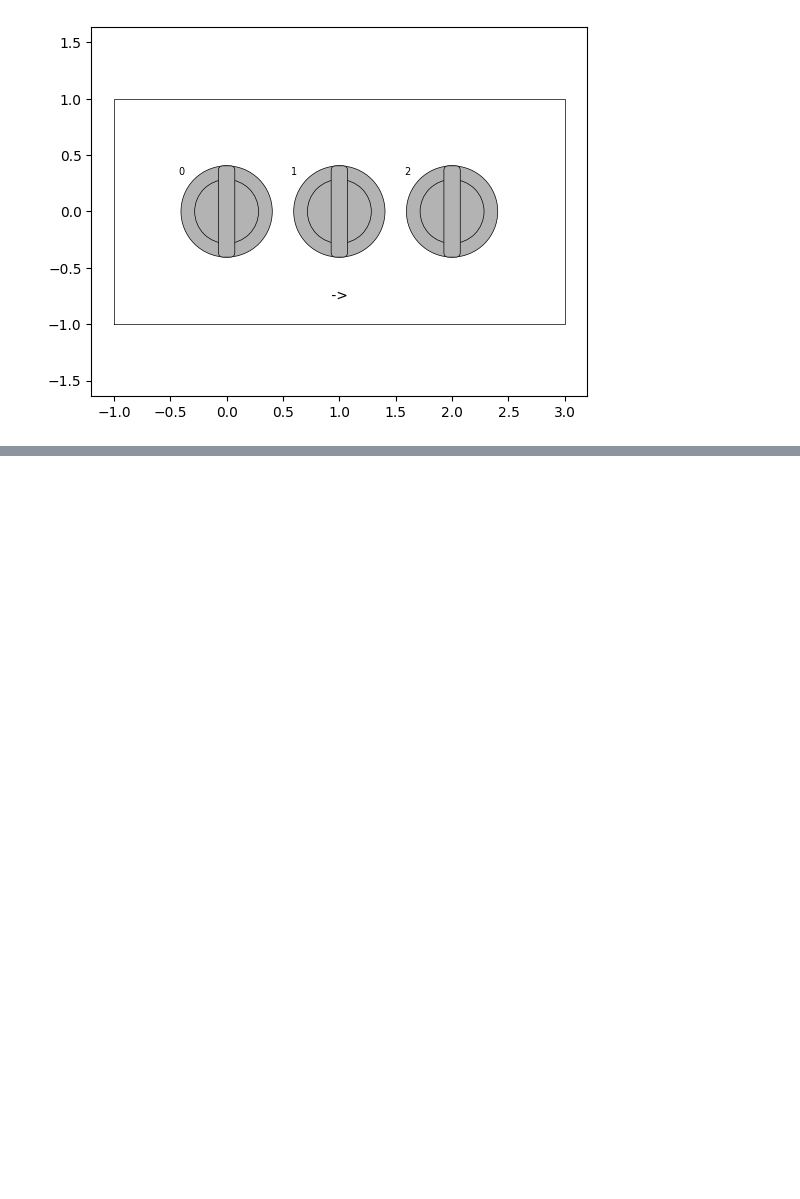
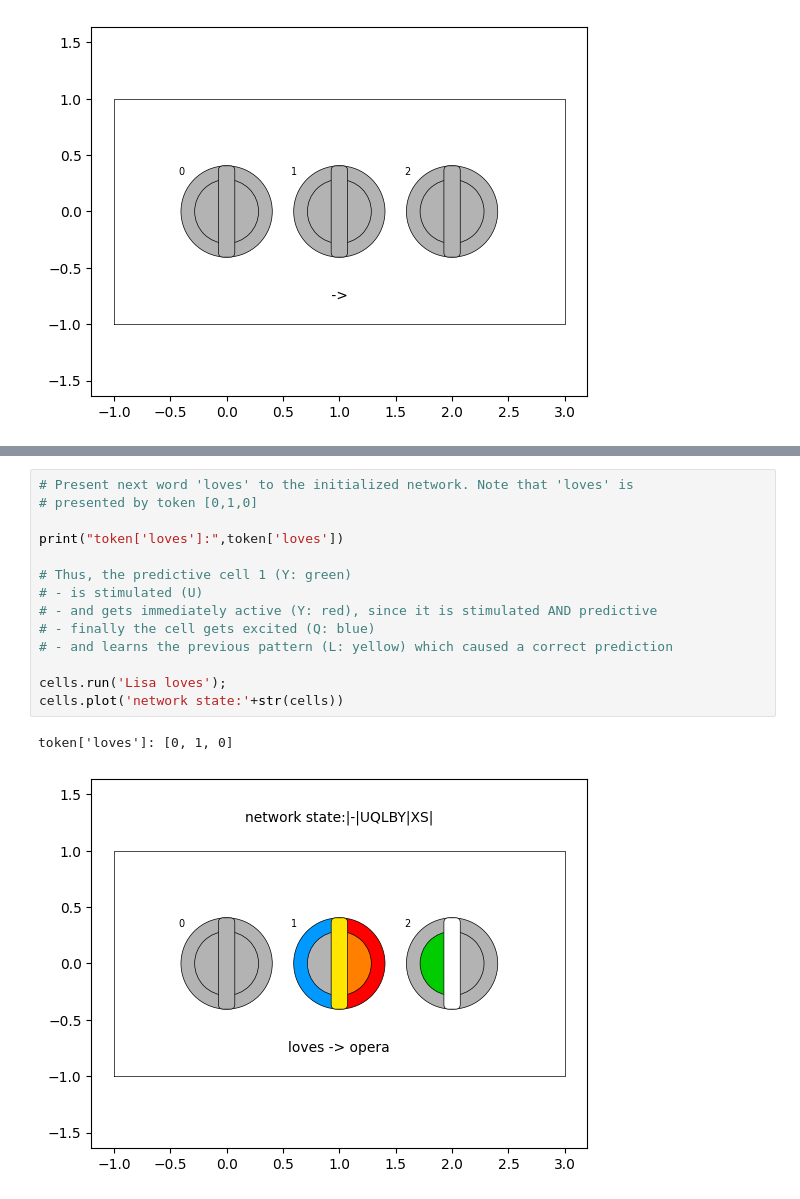
Before and after one commit to ihux/neurotron-develop, a Jupyter notebook: jupyter/neurotron/01-lisa.ipynb, the cells around one changed output, grey strips where cells are left out. Cells and saved outputs as stored; diff of their text form; blank space fills up the shorter version.

```diff
--- a/jupyter/neurotron/01-lisa.ipynb
+++ b/jupyter/neurotron/01-lisa.ipynb
@@ -310,0 +362,17 @@ TypeError: '>=' not supported between instances of 'list' and 'int'
+# %%
+# Present next word 'loves' to the initialized network. Note that 'loves' is
+# presented by token [0,1,0]
+
+print("token['loves']:",token['loves'])
+
+# Thus, the predictive cell 1 (Y: green)
+# - is stimulated (U)
+# - and gets immediately active (Y: red), since it is stimulated AND predictive
+# - finally the cell gets excited (Q: blue)
+# - and learns the previous pattern (L: yellow) which caused a correct prediction
+
+cells.run('Lisa loves');
+cells.plot('network state:'+str(cells))
+# %% [output]
+token['loves']: [0, 1, 0]
+[figure, added]
```
Also changed, not shown: parts of 7 cells of this notebook, 1 other file.
